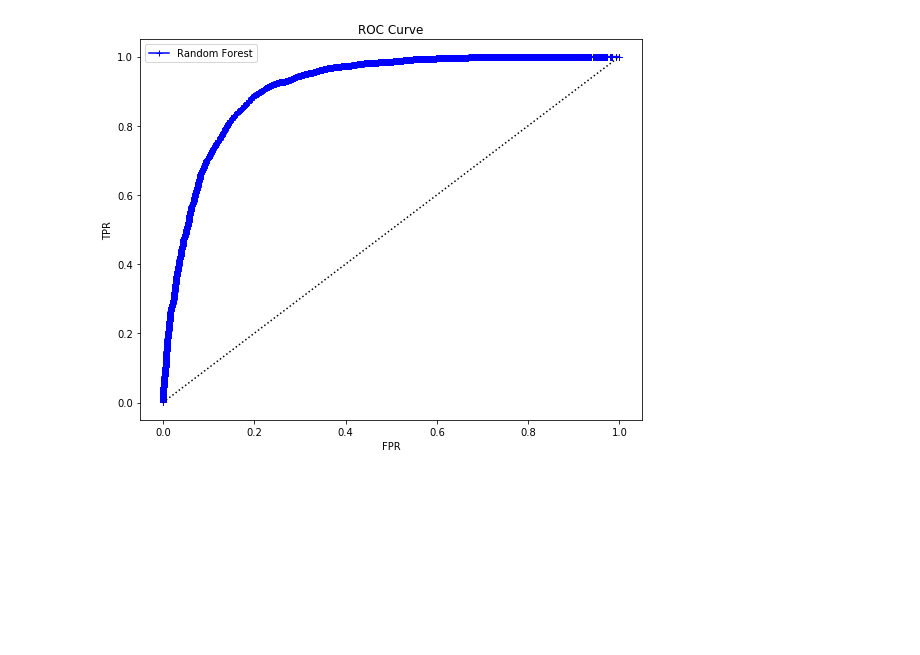
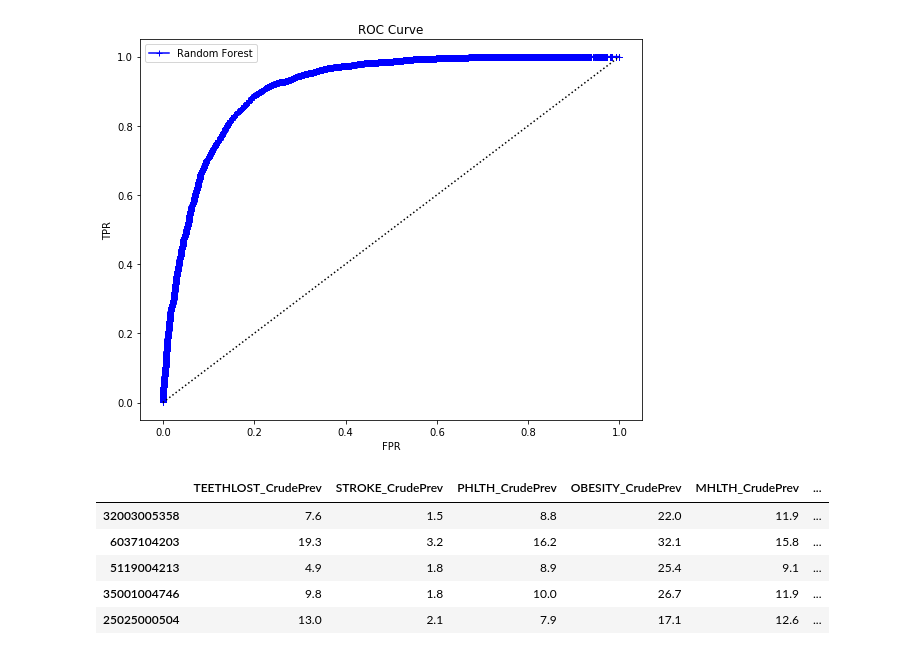
Before and after one commit to karinapatel/food-desert-prediction, a Jupyter notebook: model_testing.ipynb, the cells around one changed output. Cells and saved outputs as stored; diff of their text form; code cells hidden in the pictures; blank space fills up the shorter version.

```diff
--- a/model_testing.ipynb
+++ b/model_testing.ipynb
@@ -411,0 +464,9 @@ print("hello")
+# %%
+df_train.head()
+# %% [output]
+|  | TEETHLOST_CrudePrev | STROKE_CrudePrev | PHLTH_CrudePrev | OBESITY_CrudePrev | MHLTH_CrudePrev | ... |
+| 32003005358 | 7.6 | 1.5 | 8.8 | 22.0 | 11.9 | ... |
+| 6037104203 | 19.3 | 3.2 | 16.2 | 32.1 | 15.8 | ... |
+| 5119004213 | 4.9 | 1.8 | 8.9 | 25.4 | 9.1 | ... |
+| 35001004746 | 9.8 | 1.8 | 10.0 | 26.7 | 11.9 | ... |
+| 25025000504 | 13.0 | 2.1 | 7.9 | 17.1 | 12.6 | ... |
```
Also changed, not shown: parts of 7 cells of this notebook, 14 other files.
